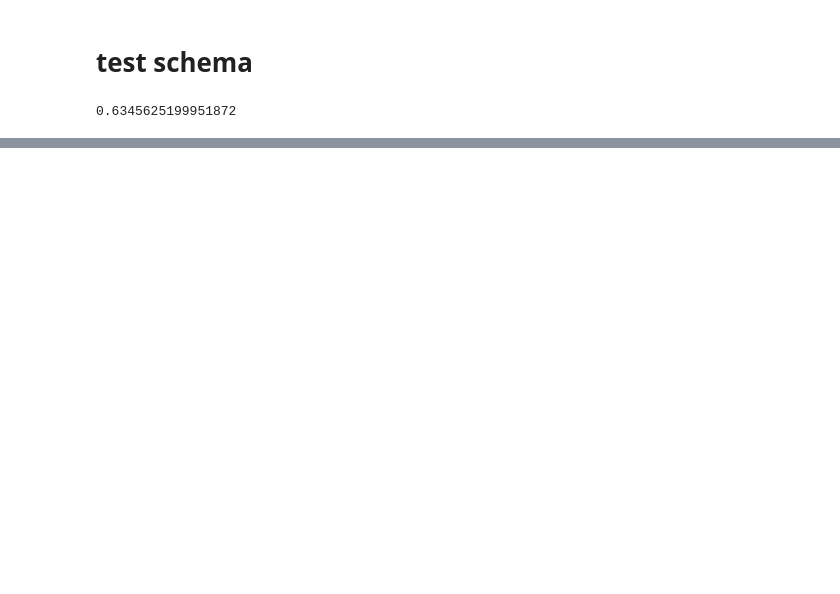
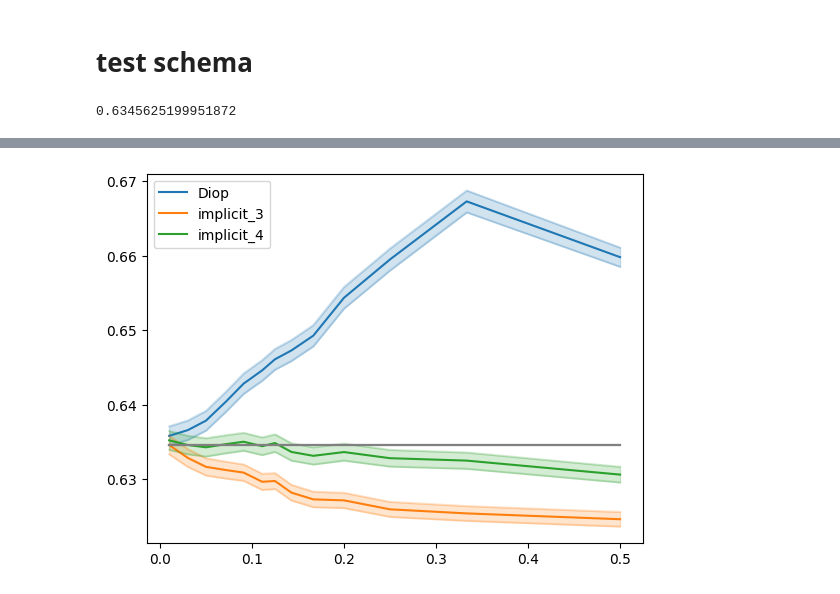
Before and after one commit to ziruNIu/project-Monte-Carlo, a Jupyter notebook: heston.ipynb, the cells around one changed output, grey strips where cells are left out. Cells and saved outputs as stored; diff of their text form; code cells hidden in the pictures; blank space fills up the shorter version.

```diff
--- a/heston.ipynb
+++ b/heston.ipynb
@@ -125,0 +132,6 @@ for idxs, df in enumerate(res_Diop.groupby(level=0)):
+# %%
+for idxs, df in enumerate(results.loc[idx[['implicit_4', 'implicit_3','Diop'],:],:].groupby(level=0)):
+    plot_confidence_interval(df,idxs)
+    plt.legend()
+# %% [output]
+[figure, added]
```
Also changed, not shown: parts of 6 cells of this notebook, 1 other file.
